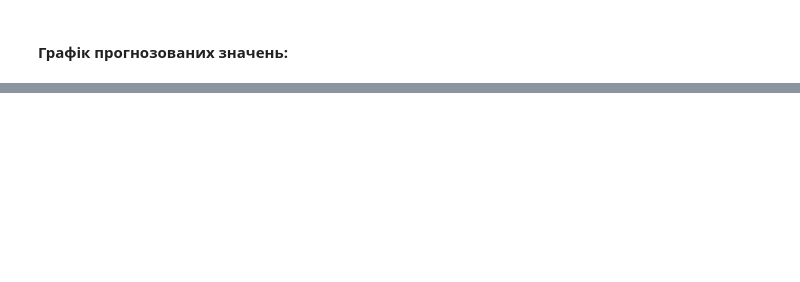
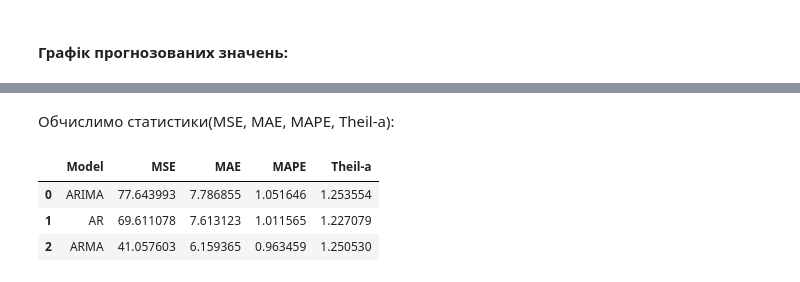
Before and after one commit to HutoRr/ATS, a Jupyter notebook: АЧР лабораторна №4.ipynb, the cells around one changed output, grey strips where cells are left out. Saved outputs shown, nothing was run; the diff lists cells and outputs as text; code cells hidden in the pictures; blank space fills up the shorter version.

```diff
--- a/АЧР лабораторна №4.ipynb
+++ b/АЧР лабораторна №4.ipynb
@@ -627,0 +678,9 @@ plt.legend()
+# %%
+# Для ARIMA
+dynamic_arima_rev_prediction = dynamic_arima(rev, 7, order=(1, 2, 2), seasonal_order=(1, 0, 1, 12), trend= 'n')
+
+# Для AR
+dynamic_ar_rev_prediction =  dynamic_ar(rev, 7, lags=[1, 2], seasonal=True, period=12)
+
+# Для ARMA
+dynamic_arma_rev_prediction = dynamic_arima(rev, 7, order=(2, 0, 4), seasonal_order=(2, 0, 2, 12), trend= 'n')
@@ -627,0 +697,27 @@ plt.legend()
+# %% [markdown]
+Обчислимо статистики(MSE, MAE, MAPE, Theil-a):
+# %%
+metrics_for_dynamic_predict_rev = pd.DataFrame({"Model":[],
+                                               "MSE":[],
+                                               "MAE":[],
+                                               "MAPE":[],
+                                               "Theil-a":[]})
+metrics_for_dynamic_predict_rev.loc[len(metrics_for_dynamic_predict_rev.index)] = ["ARIMA", mean_squared_error(rev_y_test, dynamic_arima_rev_prediction),
+                                                                                 mean_absolute_error(rev_y_test, dynamic_arima_rev_prediction),
+                                                                                 mape(rev_y_test, dynamic_arima_rev_prediction),
+                                                                                 theil_a(rev_y_test, dynamic_arima_rev_prediction), ]
+metrics_for_dynamic_predict_rev.loc[len(metrics_for_dynamic_predict_rev.index)] = ["AR", mean_squared_error(rev_y_test, dynamic_ar_rev_prediction),
+                                                                                 mean_absolute_error(rev_y_test, dynamic_ar_rev_prediction),
+                                                                                 mape(rev_y_test, dynamic_ar_rev_prediction),
+                                                                                 theil_a(rev_y_test, dynamic_ar_rev_prediction), ]
+metrics_for_dynamic_predict_rev.loc[len(metrics_for_dynamic_predict_rev.index)] = ["ARMA", mean_squared_error(rev_y_test, dynamic_arma_rev_prediction),
+                                                                                 mean_absolute_error(rev_y_test, dynamic_arma_rev_prediction),
+                                                                                 mape(rev_y_test, dynamic_arma_rev_prediction),
+                                                                                 theil_a(rev_y_test, dynamic_arma_rev_prediction), ]
+# %%
+metrics_for_dynamic_predict_rev
+# %% [output]
+|  | Model | MSE | MAE | MAPE | Theil-a |
+| 0 | ARIMA | 77.643993 | 7.786855 | 1.051646 | 1.253554 |
+| 1 | AR | 69.611078 | 7.613123 | 1.011565 | 1.227079 |
+| 2 | ARMA | 41.057603 | 6.159365 | 0.963459 | 1.250530 |
```
Also changed, not shown: parts of 34 cells of this notebook.
